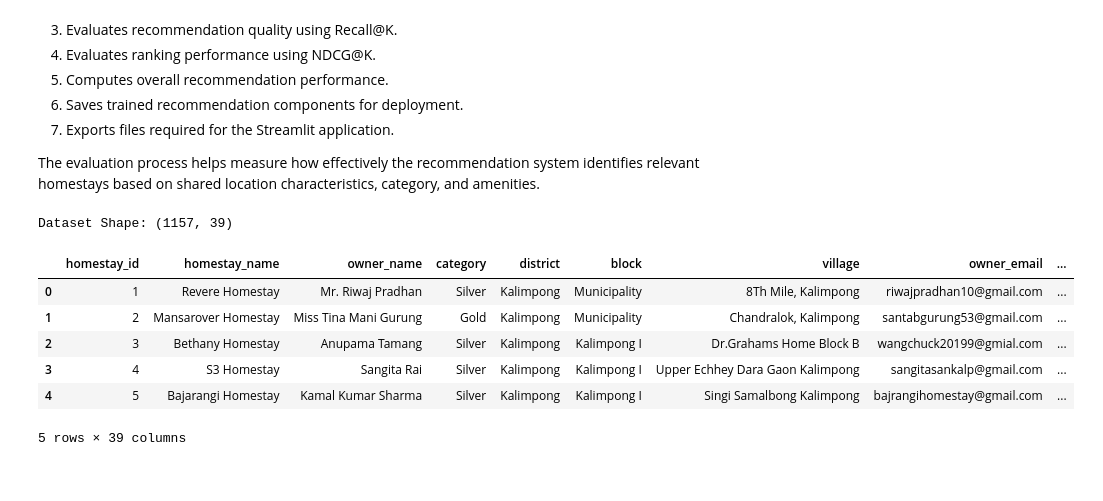
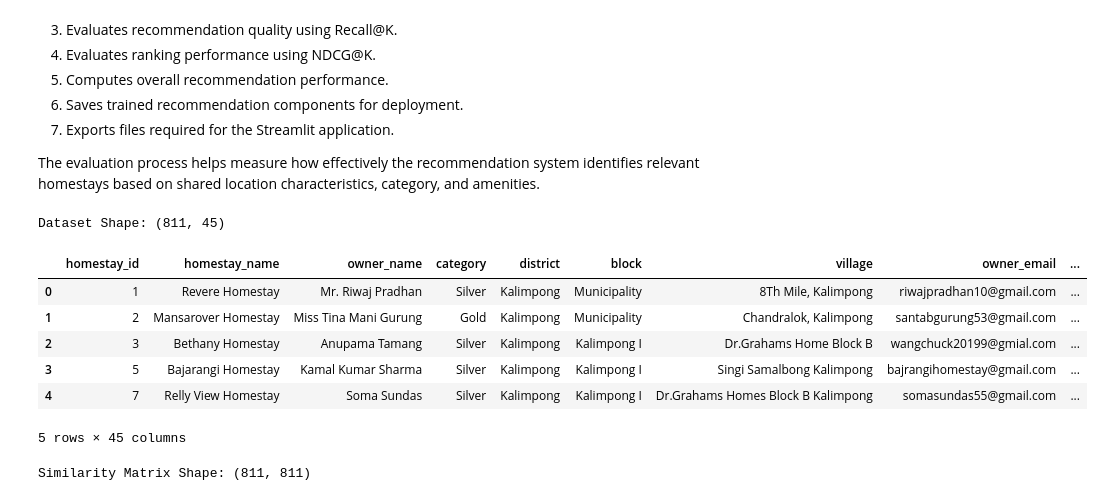
Before and after one commit to pranay-sampang/an-explainable-content-based-recommendation-system-for-homestays, a Jupyter notebook: notebooks/06_evaluation_deployment.ipynb, the cells around one changed output. Cells and saved outputs as stored; diff of their text form; code cells hidden in the pictures.

```diff
--- a/notebooks/06_evaluation_deployment.ipynb
+++ b/notebooks/06_evaluation_deployment.ipynb
@@ -28,26 +33,30 @@ import joblib
 # %%
 # ==========================================
 # LOAD PREPARED DATASET
 # ==========================================
 
 df = pd.read_csv(
     "../data/final/homestays_prepared.csv"
 )
 
 print(
     f"Dataset Shape: {df.shape}"
 )
 
+# Guarantees df.iloc[i].name == i, which the vectorized relevance
+# matrix below depends on for correct row/column alignment
+df = df.reset_index(drop=True)
+
 df.head()
 # %% [output]
-Dataset Shape: (1157, 39)
+Dataset Shape: (811, 45)
 |  | homestay_id | homestay_name | owner_name | category | district | block | village | owner_email | ... |
 | 0 | 1 | Revere Homestay | Mr. Riwaj Pradhan | Silver | Kalimpong | Municipality | 8Th Mile, Kalimpong | riwajpradhan10@gmail.com | ... |
 | 1 | 2 | Mansarover Homestay | Miss Tina Mani Gurung | Gold | Kalimpong | Municipality | Chandralok, Kalimpong | santabgurung53@gmail.com | ... |
 | 2 | 3 | Bethany Homestay | Anupama Tamang | Silver | Kalimpong | Kalimpong I | Dr.Grahams Home Block B | wangchuck20199@gmial.com | ... |
-| 3 | 4 | S3 Homestay | Sangita Rai | Silver | Kalimpong | Kalimpong I | Upper Echhey Dara Gaon Kalimpong | sangitasankalp@gmail.com | ... |
-| 4 | 5 | Bajarangi Homestay | Kamal Kumar Sharma | Silver | Kalimpong | Kalimpong I | Singi Samalbong Kalimpong | bajrangihomestay@gmail.com | ... |
+| 3 | 5 | Bajarangi Homestay | Kamal Kumar Sharma | Silver | Kalimpong | Kalimpong I | Singi Samalbong Kalimpong | bajrangihomestay@gmail.com | ... |
+| 4 | 7 | Relly View Homestay | Soma Sundas | Silver | Kalimpong | Kalimpong I | Dr.Grahams Homes Block B Kalimpong | somasundas55@gmail.com | ... |
-5 rows × 39 columns
+5 rows × 45 columns
 # %%
 # ==========================================
 # RELEVANCE FUNCTION
@@ -224,12 +246,41 @@ def ndcg_at_k(
     )
 # %%
 # ==========================================
-# LOAD SAVED COMPONENTS
+# BUILD TF-IDF + SIMILARITY MATRIX (self-contained)
 # ==========================================
+# Rebuilt directly here rather than loaded from a pickle saved by
+# notebook 05 -- guarantees alignment with the df just loaded above,
+# regardless of when 05 was last run. Configuration must match 05
+# exactly (same preprocessor, same stop words) for results to be
+# comparable to what's actually deployed.
 
-similarity_matrix = joblib.load(
-    "../models/cosine_similarity.pkl"
+def normalize_text(text):
+    text = text.lower()
+    text = re.sub(r"wi[\s-]*fi", "wifi", text)
+    text = re.sub(r"drop[\s-]*off", "dropoff", text)
+    text = re.sub(r"pick[\s-]*up", "pickup", text)
+    return text
+
+DOMAIN_STOP_WORDS = [
+    "including", "key", "locations", "location", "offers", "offering",
+    "provides", "providing", "features", "featuring", "enjoy", "ensuring",
+    "ensures", "convenient", "reliable", "situated", "nestled", "guests",
+    "stay", "homestay", "kalimpong", "close", "far", "moderately", "rated",
+]
+custom_stop_words = list(ENGLISH_STOP_WORDS) + DOMAIN_STOP_WORDS
+
+tfidf = TfidfVectorizer(
+    stop_words=custom_stop_words,
+    preprocessor=normalize_text,
 )
+
+tfidf_matrix = tfidf.fit_transform(df["feature_text"])
+
+similarity_matrix = cosine_similarity(tfidf_matrix, tfidf_matrix)
+
+print("Similarity Matrix Shape:", similarity_matrix.shape)
+# %% [output]
+Similarity Matrix Shape: (811, 811)
 # %%
 # ==========================================
 # RECOMMEND HOMESTAYS
```
Also changed, not shown: parts of 6 cells of this notebook, 16 other files.
